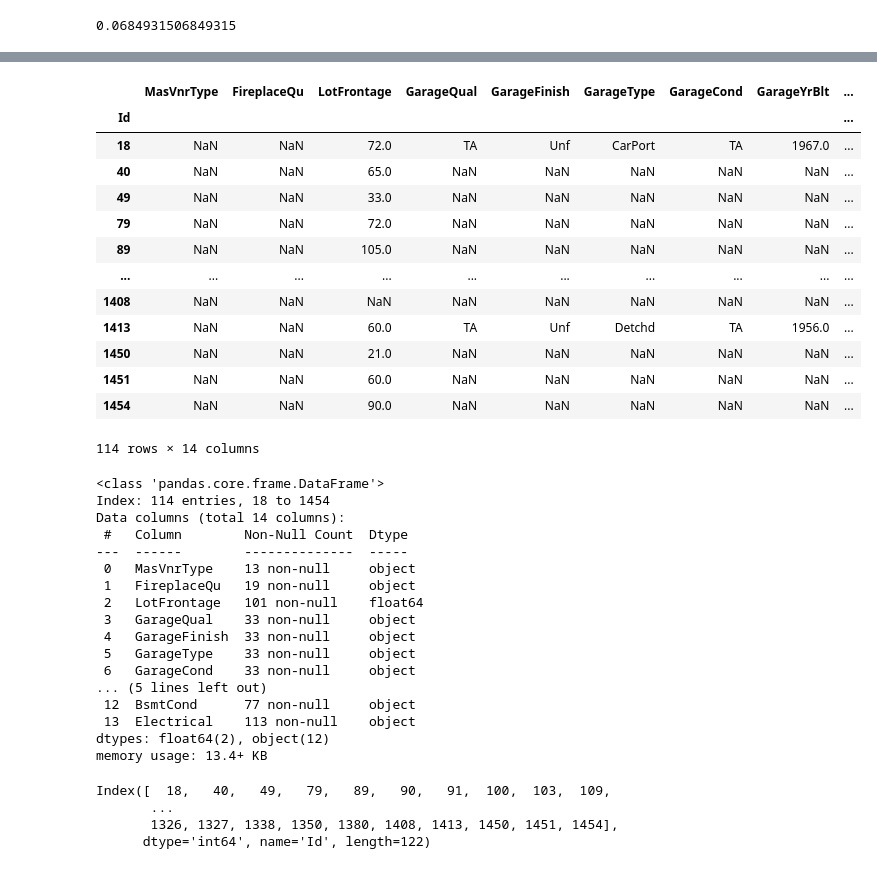
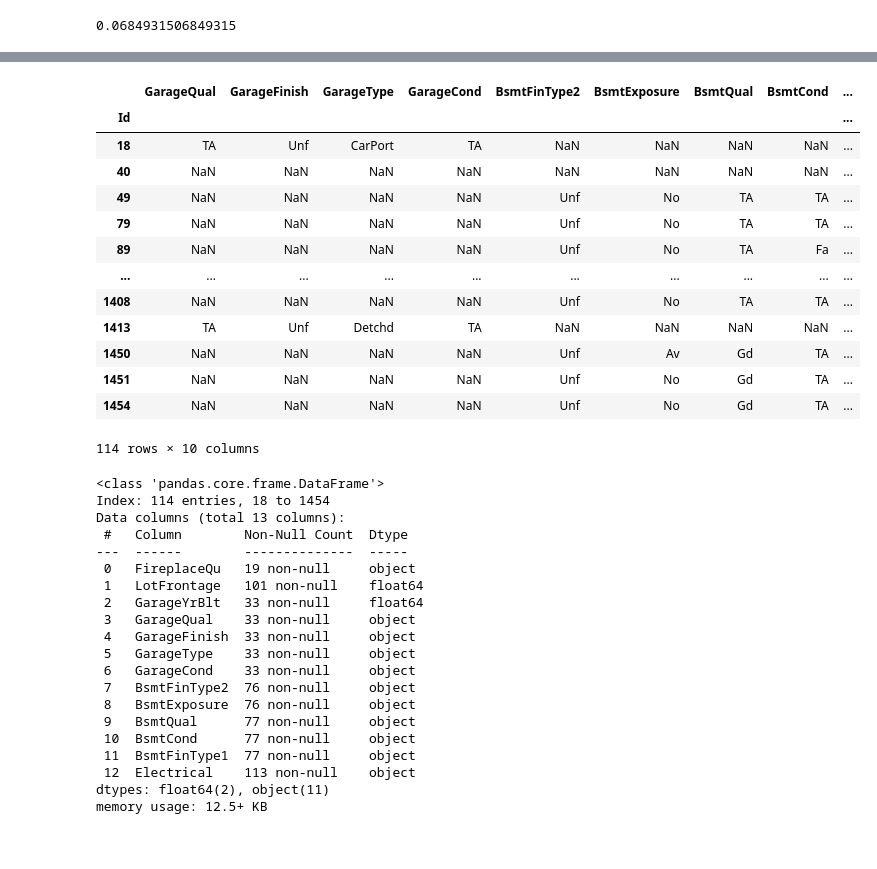
Before and after one commit to Swanger-Iz/ML_projs, a Jupyter notebook: house_prices/house_prices_project.ipynb, the cells around one changed output, grey strips where cells are left out. Drawn from its saved outputs; the diff is of its cells as text; code cells hidden in the pictures.

```diff
--- a/house_prices/house_prices_project.ipynb
+++ b/house_prices/house_prices_project.ipynb
@@ -165,4 +165,6 @@ dtype: float64
 0.0684931506849315
 # %%
 df.MasVnrArea = df.MasVnrArea.fillna(0)
+# %%
+df.MasVnrType = df.MasVnrType.fillna('None')
 # %% [markdown]
@@ -206,61 +190,44 @@ df[df[nn_features_percents[3:].index].isna().any(axis=1)].loc[:, nn_features_per
 # %%
 # Все строки в котором хотя бы одно значение NaN
-df[df[nn_features_percents[3:].index].isna().any(axis=1)].loc[:, nn_features_percents.index]
+df[df[nn_features_percents[3:].index].isna().any(axis=1)].loc[:, nn_features_percents[3:].index]
 # %% [output]
-|  | MasVnrType | FireplaceQu | LotFrontage | GarageQual | GarageFinish | GarageType | GarageCond | GarageYrBlt | ... |
+|  | GarageQual | GarageFinish | GarageType | GarageCond | BsmtFinType2 | BsmtExposure | BsmtQual | BsmtCond | ... |
 | Id |  |  |  |  |  |  |  |  | ... |
-| 18 | NaN | NaN | 72.0 | TA | Unf | CarPort | TA | 1967.0 | ... |
-| 40 | NaN | NaN | 65.0 | NaN | NaN | NaN | NaN | NaN | ... |
-| 49 | NaN | NaN | 33.0 | NaN | NaN | NaN | NaN | NaN | ... |
-| 79 | NaN | NaN | 72.0 | NaN | NaN | NaN | NaN | NaN | ... |
-| 89 | NaN | NaN | 105.0 | NaN | NaN | NaN | NaN | NaN | ... |
+| 18 | TA | Unf | CarPort | TA | NaN | NaN | NaN | NaN | ... |
+| 40 | NaN | NaN | NaN | NaN | NaN | NaN | NaN | NaN | ... |
+| 49 | NaN | NaN | NaN | NaN | Unf | No | TA | TA | ... |
+| 79 | NaN | NaN | NaN | NaN | Unf | No | TA | TA | ... |
+| 89 | NaN | NaN | NaN | NaN | Unf | No | TA | Fa | ... |
 | ... | ... | ... | ... | ... | ... | ... | ... | ... | ... |
-| 1408 | NaN | NaN | NaN | NaN | NaN | NaN | NaN | NaN | ... |
-| 1413 | NaN | NaN | 60.0 | TA | Unf | Detchd | TA | 1956.0 | ... |
-| 1450 | NaN | NaN | 21.0 | NaN | NaN | NaN | NaN | NaN | ... |
-| 1451 | NaN | NaN | 60.0 | NaN | NaN | NaN | NaN | NaN | ... |
-| 1454 | NaN | NaN | 90.0 | NaN | NaN | NaN | NaN | NaN | ... |
+| 1408 | NaN | NaN | NaN | NaN | Unf | No | TA | TA | ... |
+| 1413 | TA | Unf | Detchd | TA | NaN | NaN | NaN | NaN | ... |
+| 1450 | NaN | NaN | NaN | NaN | Unf | Av | Gd | TA | ... |
+| 1451 | NaN | NaN | NaN | NaN | Unf | No | Gd | TA | ... |
+| 1454 | NaN | NaN | NaN | NaN | Unf | No | Gd | TA | ... |
-114 rows × 14 columns
+114 rows × 10 columns
 # %%
 df[df[nn_features_percents[3:].index].isna().any(axis=1)].loc[:, nn_features_percents.index].info()
 # %% [output]
 <class 'pandas.core.frame.DataFrame'>
 Index: 114 entries, 18 to 1454
-Data columns (total 14 columns):
+Data columns (total 13 columns):
  #   Column        Non-Null Count  Dtype
 ---  ------        --------------  -----
- 0   MasVnrType    13 non-null     object
- 1   FireplaceQu   19 non-null     object
- 2   LotFrontage   101 non-null    float64
+ 0   FireplaceQu   19 non-null     object
+ 1   LotFrontage   101 non-null    float64
+ 2   GarageYrBlt   33 non-null     float64
  3   GarageQual    33 non-null     object
  4   GarageFinish  33 non-null     object
  5   GarageType    33 non-null     object
  6   GarageCond    33 non-null     object
-... (5 lines left out)
- 12  BsmtCond      77 non-null     object
- 13  Electrical    113 non-null    object
-dtypes: float64(2), object(12)
-memory usage: 13.4+ KB
+ 7   BsmtFinType2  76 non-null     object
+ 8   BsmtExposure  76 non-null     object
+ 9   BsmtQual      77 non-null     object
+ 10  BsmtCond      77 non-null     object
+ 11  BsmtFinType1  77 non-null     object
+ 12  Electrical    113 non-null    object
+dtypes: float64(2), object(11)
+memory usage: 12.5+ KB
-# %%
-# Нахожу пустые значения по признакам
-# GarageQual       5.547945
-# GarageFinish     5.547945
-# GarageType       5.547945
-# GarageCond       5.547945
-# GarageYrBlt      5.547945
-# BsmtExposure     2.602740
-# BsmtFinType2     2.602740
-# BsmtFinType1     2.534247
-# BsmtQual         2.534247
-# BsmtCond         2.534247
-# MasVnrArea       0.547945
-# Electrical       0.068493
-df[df[nn_features_percents[3:].index].isna().any(axis=1)].loc[:, nn_features_percents[3:].index].index
-# %% [output]
-Index([  18,   40,   49,   79,   89,   90,   91,  100,  103,  109,
-       ...
-       1326, 1327, 1338, 1350, 1380, 1408, 1413, 1450, 1451, 1454],
-      dtype='int64', name='Id', length=122)
 # %%
 df[df.Electrical.isna()].loc[:, nn_features_percents.index]
 # %% [output]
```
Also changed, not shown: parts of 89 cells of this notebook.
